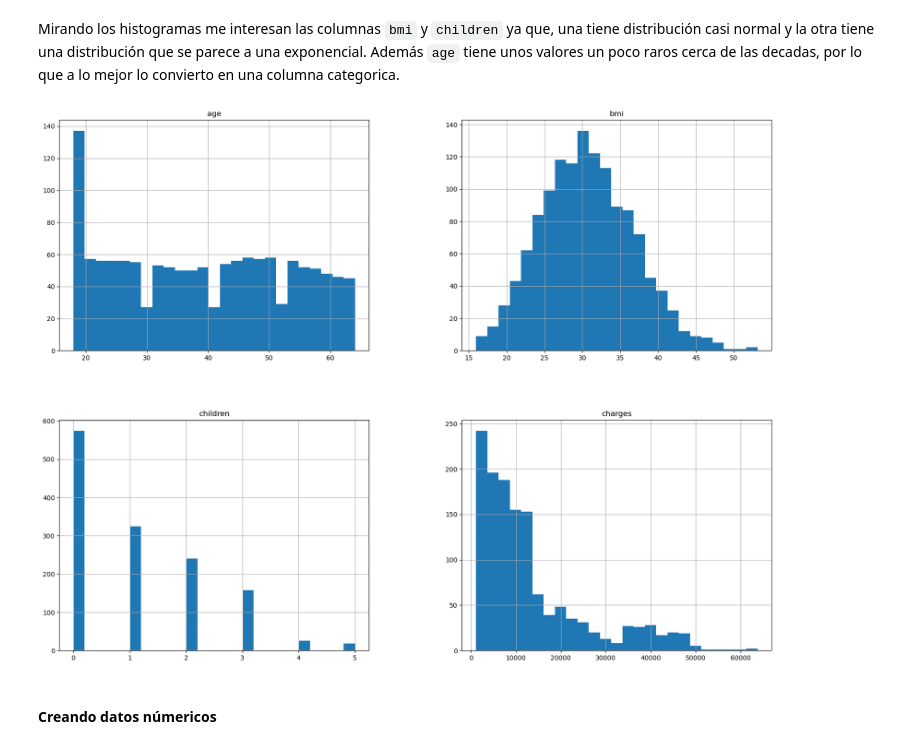
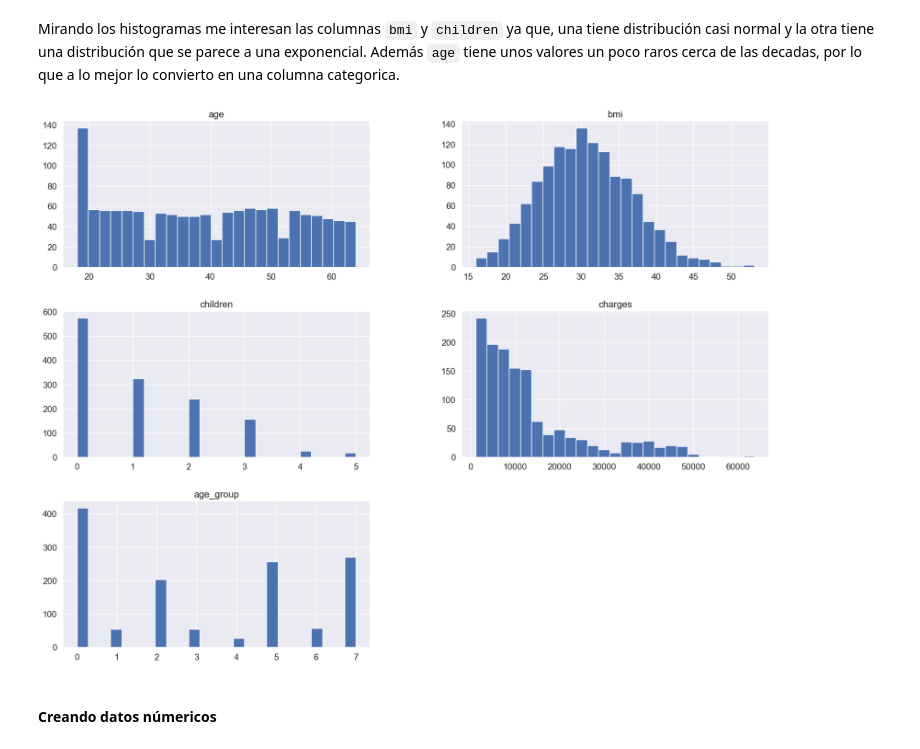
Before and after one commit to braiso-22/ejercicio-seguro-medico, a Jupyter notebook: seguro-medico.ipynb, the cells around one changed output. Saved outputs shown, nothing was run; the diff lists cells and outputs as text; code cells hidden in the pictures.

```diff
--- a/seguro-medico.ipynb
+++ b/seguro-medico.ipynb
@@ -72,11 +75,19 @@ df.describe()
 | max | 64.000000 | 53.130000 | 5.000000 | 63770.428010 |
 # %% [markdown]
 Mirando los histogramas me interesan las columnas `bmi` y `children` ya que, una tiene distribución casi normal y la otra tiene una distribución que se parece a una exponencial. Además `age` tiene unos valores un poco raros cerca de las decadas, por lo que a lo mejor lo convierto en una columna categorica.
-# %%
-df.hist(bins=25, figsize=(20,15))
-plt.show()
-# %% [output]
-[figure, removed]
+# %%
+'''categoria = pd.cut(
+    df["age"].astype(int),
+    bins=[17,29,31,39,41,42,51,53,64],
+    labels=['0', '1', '2','3','4','5','6','7'],
+)
+df["age_group"] = categoria.astype(int)
+'''
+df.hist(bins=25, figsize=(20,15))
+
+plt.show()
+# %% [output]
+[figure, added]
 # %% [markdown]
 #### Creando datos númericos
 # %% [markdown]
```
Also changed, not shown: parts of 12 cells of this notebook.
